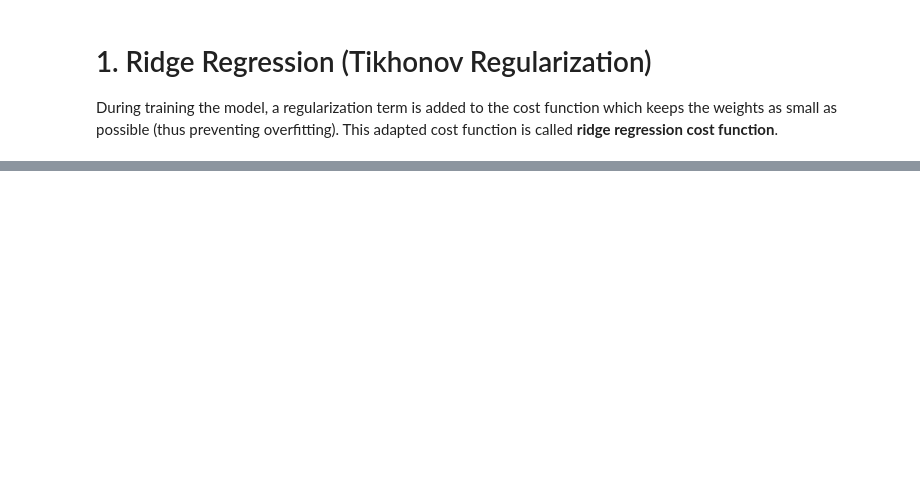
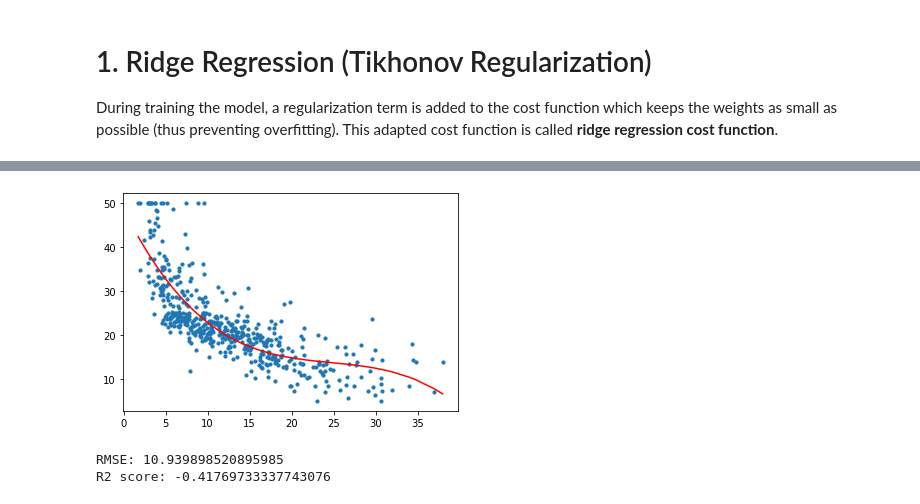
Before and after one commit to JonasSchroeder/handsonmachinelearning, a Jupyter notebook: Regularized Linear Models.ipynb, the cells around one changed output, grey strips where cells are left out. Drawn from its saved outputs; the diff is of its cells as text; code cells hidden in the pictures; blank space fills up the shorter version.

```diff
--- a/Regularized Linear Models.ipynb
+++ b/Regularized Linear Models.ipynb
@@ -164,0 +75,40 @@ R2 score: 0.25
+# %%
+# Polynomial regression
+import operator
+from sklearn.linear_model import LinearRegression
+from sklearn.preprocessing import PolynomialFeatures
+from sklearn.metrics import mean_squared_error, r2_score
+import numpy as np
+import matplotlib.pyplot as plt
+
+lin_reg = LinearRegression()
+
+# reshape
+X_re = X[:, np.newaxis]
+y_re = y[:, np.newaxis]
+
+# polynomial transformation
+polynomial_features= PolynomialFeatures(degree=3)
+X_poly = polynomial_features.fit_transform(X_re)
+
+lin_reg.fit(X_poly, y_re)
+
+y_poly_pred = lin_reg.predict(X_poly)
+
+# Plot fit over data: degree 3
+plt.scatter(X_re, y_re, s=10)
+sort_axis = operator.itemgetter(0)
+sorted_zip = sorted(zip(X, y_poly_pred), key=sort_axis)
+X_re_sort, y_poly_pred = zip(*sorted_zip)
+plt.plot(X_re_sort, y_poly_pred, color='r')
+plt.show()
+
+# Model accuracy
+rmse = np.sqrt(mean_squared_error(y_re, y_poly_pred))
+r2 = r2_score(y_re, y_poly_pred)
+print("RMSE: " + str(rmse))
+print("R2 score: " + str(r2))
+# %% [output]
+[figure, added]
+RMSE: 10.939898520895985
+R2 score: -0.41769733337743076
```
Also changed, not shown: parts of 11 cells of this notebook.
